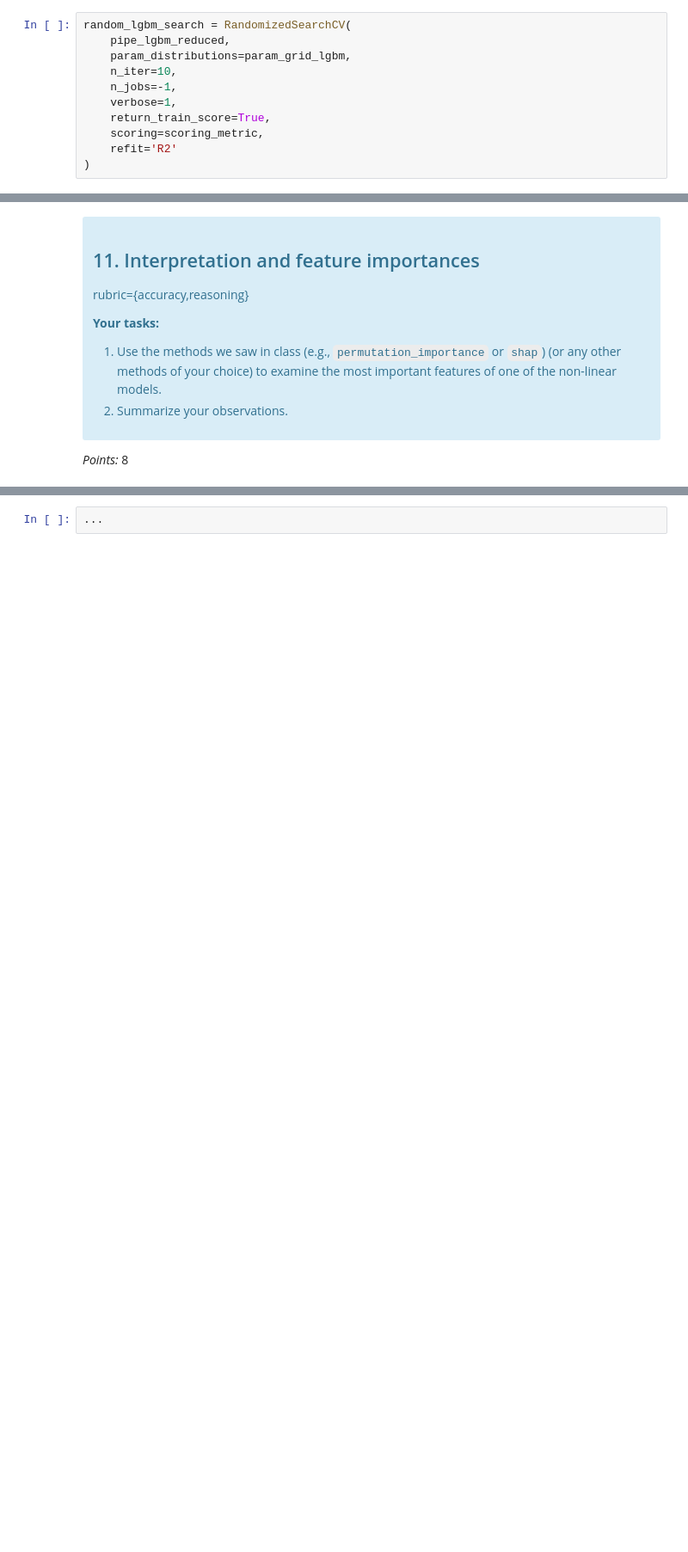
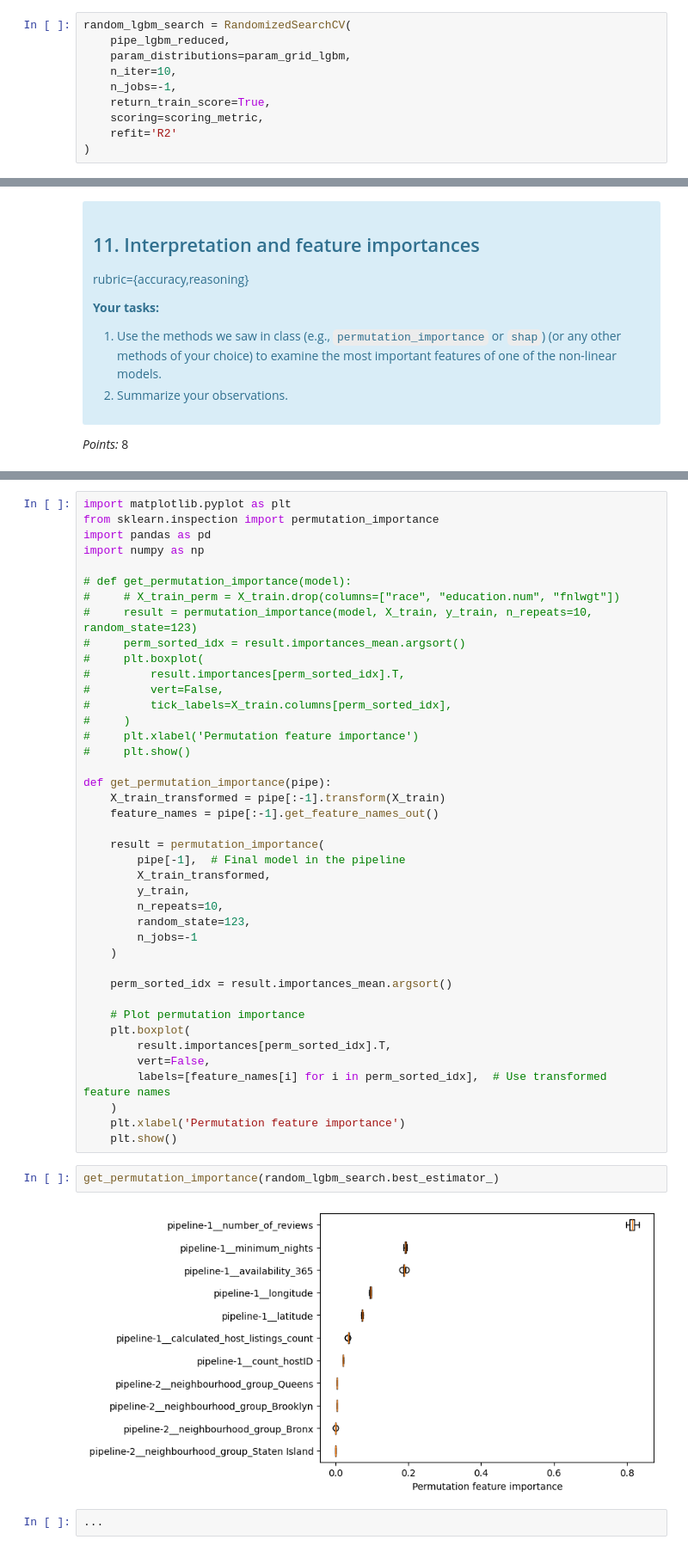
Before and after one commit to BChangs99/DSCI_573_Lab4_BDFJ, a Jupyter notebook: lab4.ipynb, the cells around one changed output, grey strips where cells are left out. Shown at 86% size. Drawn from its saved outputs; the diff is of its cells as text; blank space fills up the shorter version.

```diff
--- a/lab4.ipynb
+++ b/lab4.ipynb
@@ -700,7 +696,6 @@ random_lgbm_search = RandomizedSearchCV(
     param_distributions=param_grid_lgbm,
     n_iter=10,
     n_jobs=-1,
-    verbose=1,
     return_train_score=True,
     scoring=scoring_metric,
     refit='R2'
@@ -924,3 +851,48 @@ Ellipsis
+# %%
+import matplotlib.pyplot as plt
+from sklearn.inspection import permutation_importance
+import pandas as pd
+import numpy as np
+
+# def get_permutation_importance(model):
+#     # X_train_perm = X_train.drop(columns=["race", "education.num", "fnlwgt"])
+#     result = permutation_importance(model, X_train, y_train, n_repeats=10, random_state=123)
+#     perm_sorted_idx = result.importances_mean.argsort()
+#     plt.boxplot(
+#         result.importances[perm_sorted_idx].T,
+#         vert=False,
+#         tick_labels=X_train.columns[perm_sorted_idx],
+#     )
+#     plt.xlabel('Permutation feature importance')
+#     plt.show()
+
+def get_permutation_importance(pipe):
+    X_train_transformed = pipe[:-1].transform(X_train)
+    feature_names = pipe[:-1].get_feature_names_out()
+
+    result = permutation_importance(
+        pipe[-1],  # Final model in the pipeline
+        X_train_transformed,
+        y_train,
+        n_repeats=10,
+        random_state=123,
+        n_jobs=-1
+    )
+
+    perm_sorted_idx = result.importances_mean.argsort()
+
+    # Plot permutation importance
+    plt.boxplot(
+        result.importances[perm_sorted_idx].T,
+        vert=False,
+        labels=[feature_names[i] for i in perm_sorted_idx],  # Use transformed feature names
+    )
+    plt.xlabel('Permutation feature importance')
+    plt.show()
+# %%
+get_permutation_importance(random_lgbm_search.best_estimator_)
+# %% [output]
+[figure, added]
 # %%
 ...
 # %% [output]
```
Also changed, not shown: parts of 23 cells of this notebook, 1 other file.
